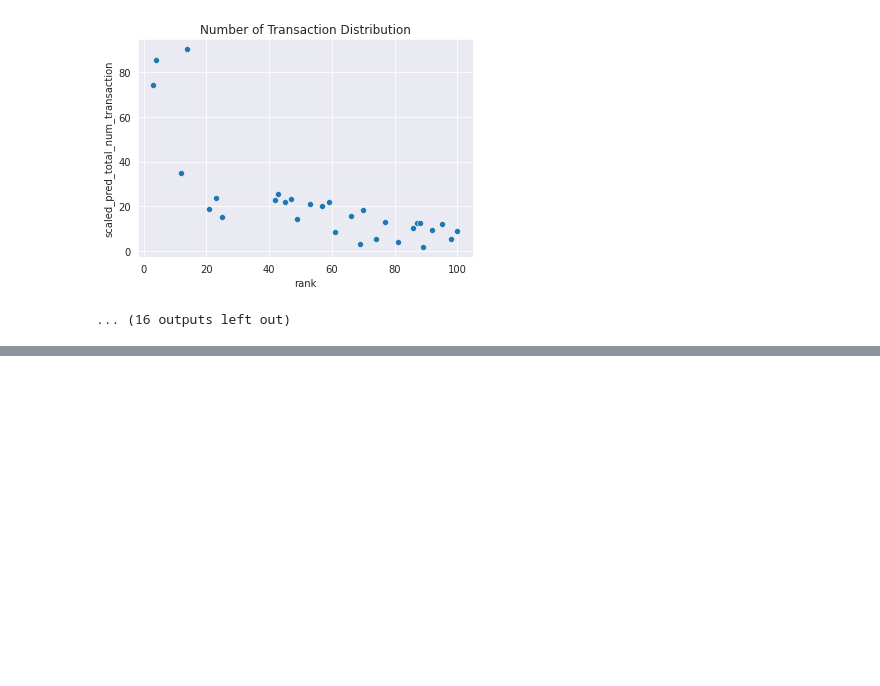
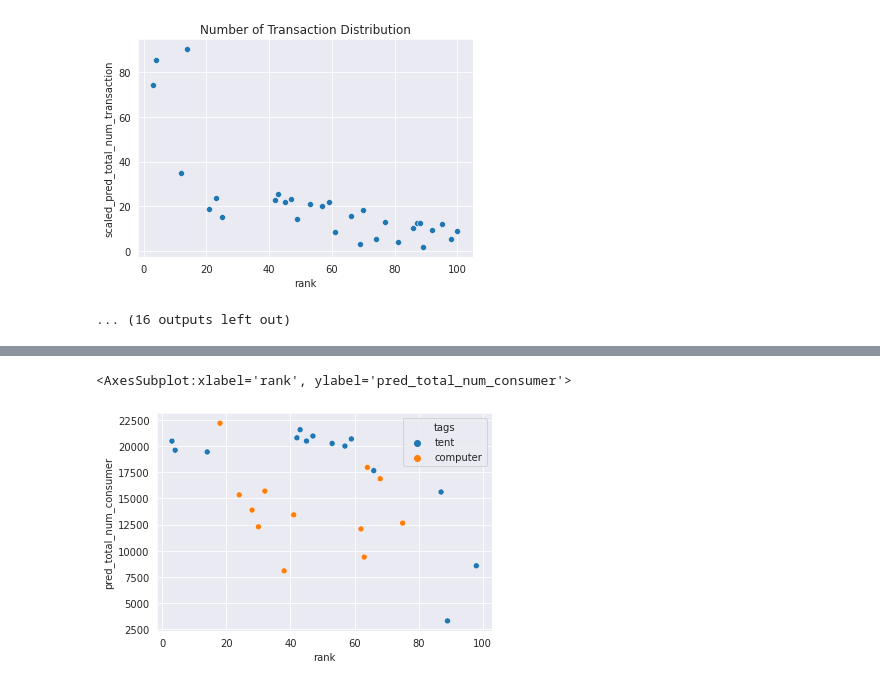
Before and after one commit to MAST30034-Applied-Data-Science/generic-buy-now-pay-later-project-group-14, a Jupyter notebook: notebooks/Ranking Analysis.ipynb, the cells around one changed output, grey strips where cells are left out. Drawn from its saved outputs; the diff is of its cells as text; code cells hidden in the pictures; blank space fills up the shorter version.

```diff
--- a/notebooks/Ranking Analysis.ipynb
+++ b/notebooks/Ranking Analysis.ipynb
@@ -181,0 +221,5 @@ Analysis Plots for recreational good retailing
+# %%
+sbs.scatterplot(x = 'rank', y = 'pred_total_num_consumer', data = two, hue = 'tags')
+# %% [output]
+<AxesSubplot:xlabel='rank', ylabel='pred_total_num_consumer'>
+[figure, added]
```
Also changed, not shown: parts of 5 cells of this notebook, 2 other files.
